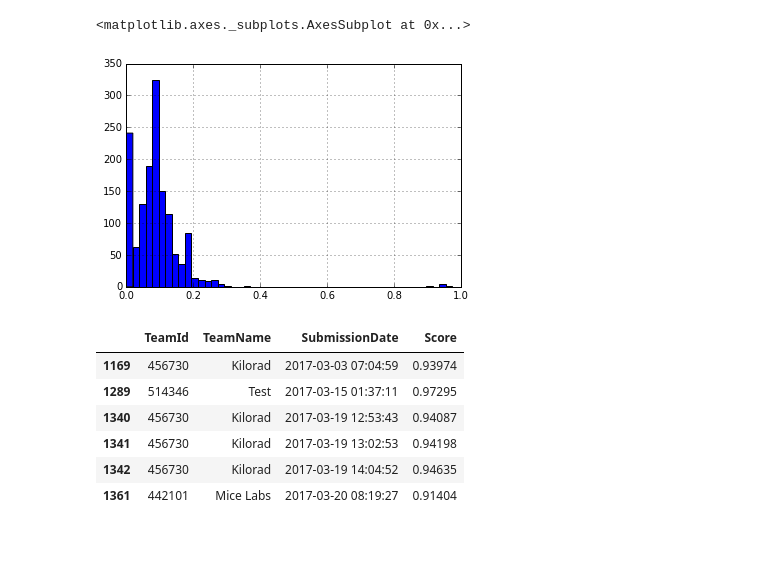
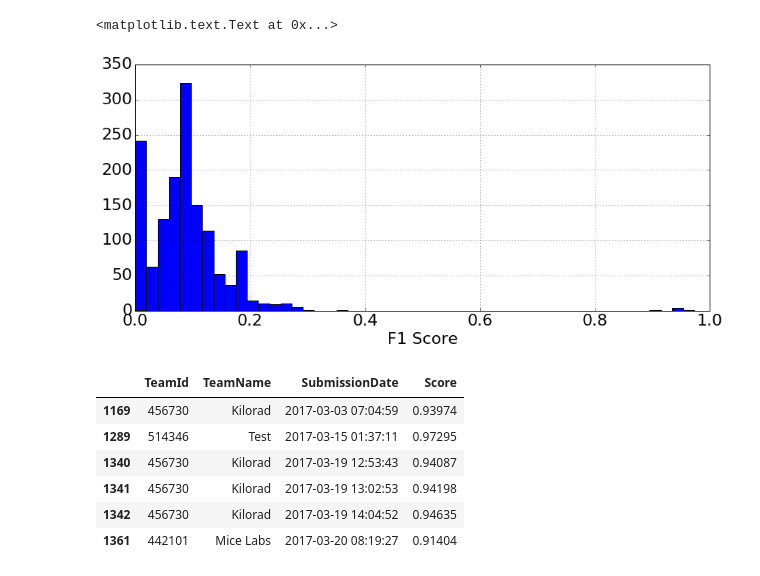
Before and after one commit to QEDan/transferLearningStackExchange, a Jupyter notebook: leaderboardData/Leaderboard.ipynb, the cells around one changed output. Drawn from its saved outputs; the diff is of its cells as text; code cells hidden in the pictures; blank space fills up the shorter version.

Commit message:
A few more plots

```diff
--- a/leaderboardData/Leaderboard.ipynb
+++ b/leaderboardData/Leaderboard.ipynb
@@ -15,8 +15,10 @@ leaderboard.sample(4)
-# %%
-leaderboard['Score'].hist(bins=50)
-# %% [output]
-<matplotlib.axes._subplots.AxesSubplot at 0x...>
-[figure, removed]
+# %%
+plt.figure(figsize=(14,6))
+leaderboard['Score'].hist(bins=50)
+plt.xlabel('F1 Score')
+# %% [output]
+<matplotlib.text.Text at 0x...>
+[figure, added]
 # %%
 leaderboard[leaderboard.Score > 0.9]
 # %% [output]
```
Also changed, not shown: parts of 3 cells of this notebook, 1 other file.
